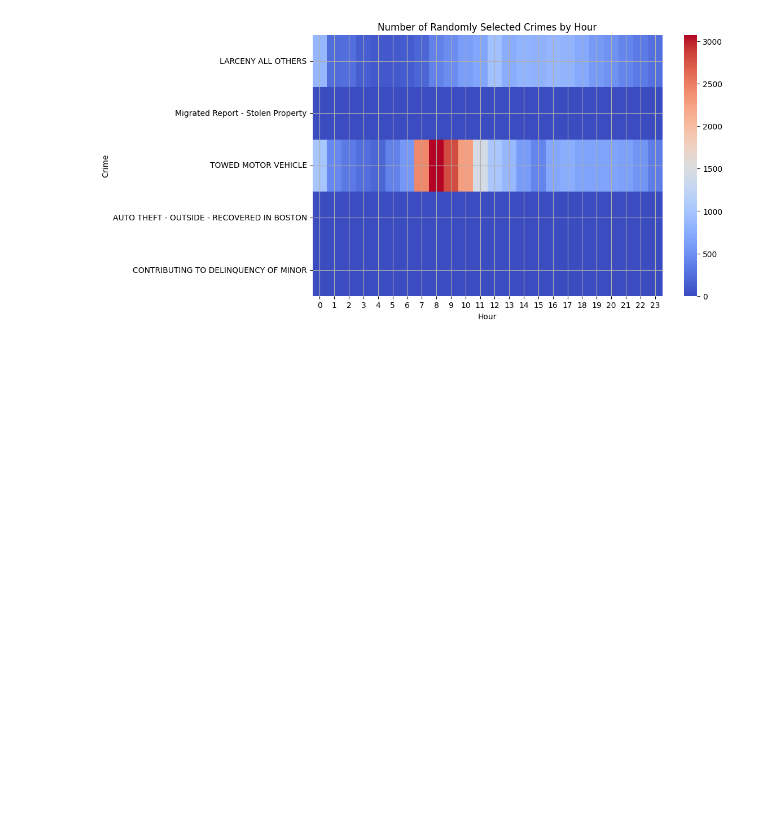
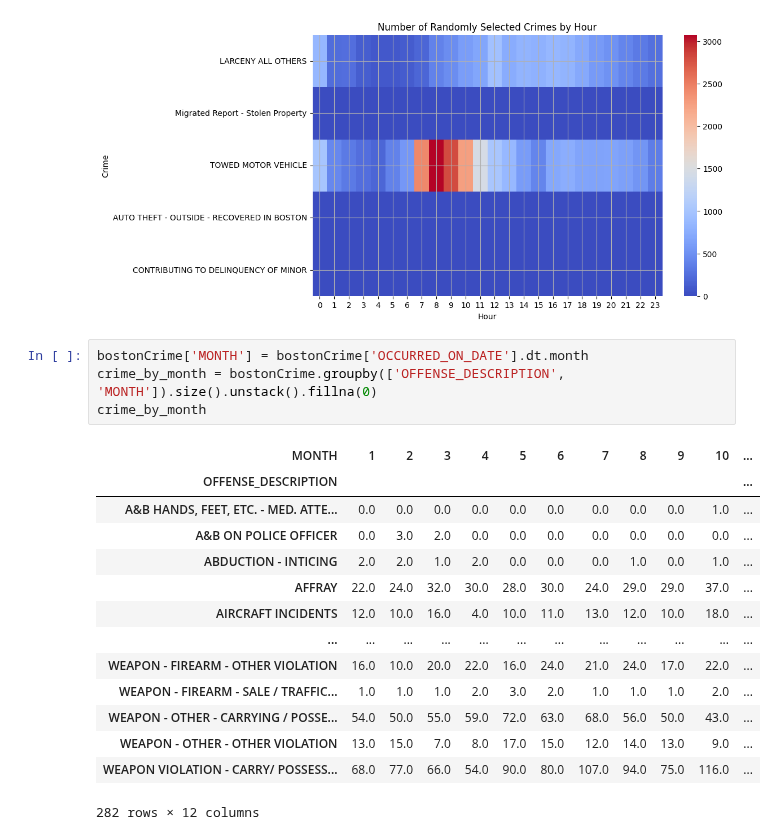
Before and after one commit to O4b1t/data-science-2024F, a Jupyter notebook: unit3/Unit3Project.ipynb, the cells around one changed output. Drawn from its saved outputs; the diff is of its cells as text; blank space fills up the shorter version.

```diff
--- a/unit3/Unit3Project.ipynb
+++ b/unit3/Unit3Project.ipynb
@@ -266,3 +269,22 @@ plt.grid(True)
 plt.show()
 # %% [output]
 [figure]
+# %%
+bostonCrime['MONTH'] = bostonCrime['OCCURRED_ON_DATE'].dt.month
+crime_by_month = bostonCrime.groupby(['OFFENSE_DESCRIPTION', 'MONTH']).size().unstack().fillna(0)
+crime_by_month
+# %% [output]
+| MONTH | 1 | 2 | 3 | 4 | 5 | 6 | 7 | 8 | 9 | 10 | ... |
+| OFFENSE_DESCRIPTION |  |  |  |  |  |  |  |  |  |  | ... |
+| A&B HANDS, FEET, ETC. - MED. ATTE... | 0.0 | 0.0 | 0.0 | 0.0 | 0.0 | 0.0 | 0.0 | 0.0 | 0.0 | 1.0 | ... |
+| A&B ON POLICE OFFICER | 0.0 | 3.0 | 2.0 | 0.0 | 0.0 | 0.0 | 0.0 | 0.0 | 0.0 | 0.0 | ... |
+| ABDUCTION - INTICING | 2.0 | 2.0 | 1.0 | 2.0 | 0.0 | 0.0 | 0.0 | 1.0 | 0.0 | 1.0 | ... |
+| AFFRAY | 22.0 | 24.0 | 32.0 | 30.0 | 28.0 | 30.0 | 24.0 | 29.0 | 29.0 | 37.0 | ... |
+| AIRCRAFT INCIDENTS | 12.0 | 10.0 | 16.0 | 4.0 | 10.0 | 11.0 | 13.0 | 12.0 | 10.0 | 18.0 | ... |
+| ... | ... | ... | ... | ... | ... | ... | ... | ... | ... | ... | ... |
+| WEAPON - FIREARM - OTHER VIOLATION | 16.0 | 10.0 | 20.0 | 22.0 | 16.0 | 24.0 | 21.0 | 24.0 | 17.0 | 22.0 | ... |
+| WEAPON - FIREARM - SALE / TRAFFIC... | 1.0 | 1.0 | 1.0 | 2.0 | 3.0 | 2.0 | 1.0 | 1.0 | 1.0 | 2.0 | ... |
+| WEAPON - OTHER - CARRYING / POSSE... | 54.0 | 50.0 | 55.0 | 59.0 | 72.0 | 63.0 | 68.0 | 56.0 | 50.0 | 43.0 | ... |
+| WEAPON - OTHER - OTHER VIOLATION | 13.0 | 15.0 | 7.0 | 8.0 | 17.0 | 15.0 | 12.0 | 14.0 | 13.0 | 9.0 | ... |
+| WEAPON VIOLATION - CARRY/ POSSESS... | 68.0 | 77.0 | 66.0 | 54.0 | 90.0 | 80.0 | 107.0 | 94.0 | 75.0 | 116.0 | ... |
+282 rows × 12 columns
```
Also changed, not shown: parts of 7 cells of this notebook.
